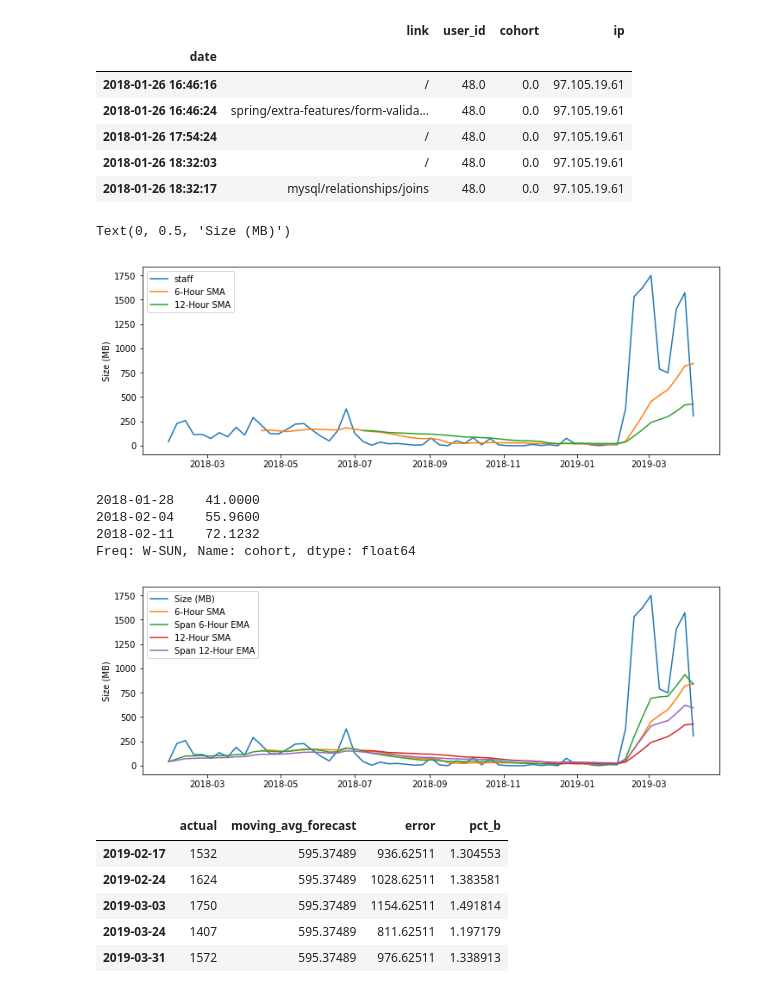
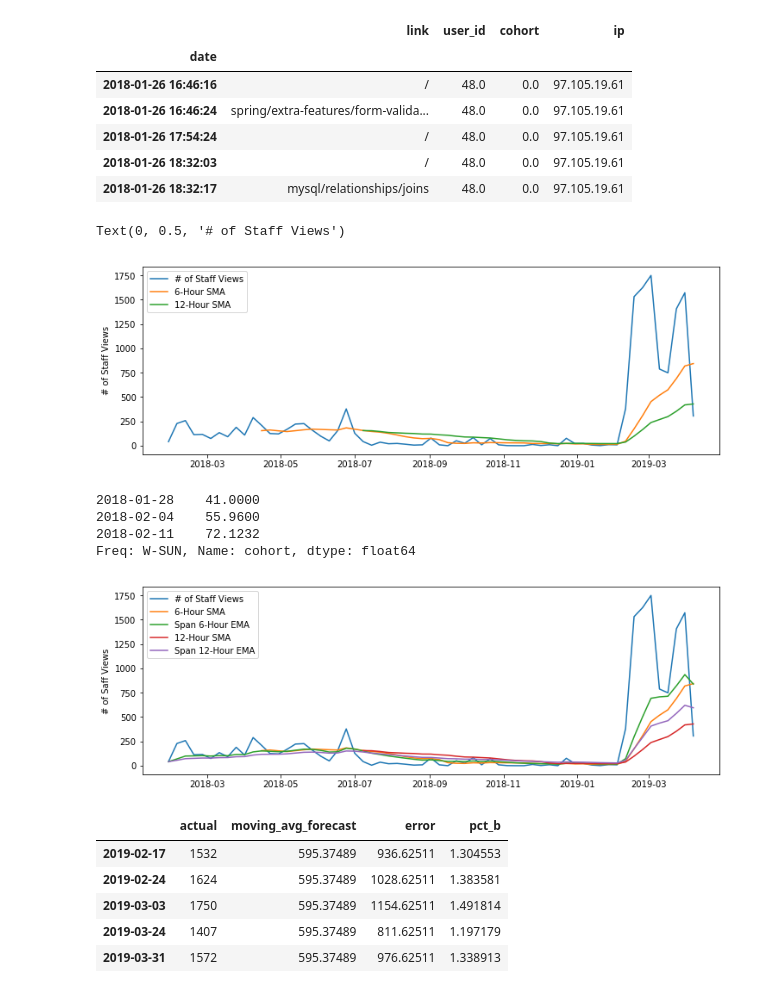
Before and after one commit to NicoleGarza/ds-methodologies-exercises, a Jupyter notebook: anomaly_detection.ipynb, the cells around one changed output. Cells and saved outputs as stored; diff of their text form; code cells hidden in the pictures.

```diff
--- a/anomaly_detection.ipynb
+++ b/anomaly_detection.ipynb
@@ -451,24 +451,24 @@ long_rolling = df_ts_cohort.rolling(window=24).mean()
 # %%
 fig, ax = plt.subplots(figsize=(12,4))
 
 ax.plot(df_ts_cohort.index,
         df_ts_cohort,
-        label='staff')
+        label='# of Staff Views')
 
 ax.plot(short_rolling.index,
         short_rolling,
         label = '6-Hour SMA')
 ax.plot(long_rolling.index,
         long_rolling,
         label = '12-Hour SMA')
 
 ax.legend(loc='best')
-ax.set_ylabel('Size (MB)')
+ax.set_ylabel('# of Staff Views')
 # ax.xaxis.(rotate=90)
 # ax.xaxis.set_major_formatter(my_datetime_fmt)
 # %% [output]
-Text(0, 0.5, 'Size (MB)')
+Text(0, 0.5, '# of Staff Views')
-[figure, old version]
+[figure, new version]
 # %%
 # Exponential Moving Average
 # %%
@@ -493,7 +493,7 @@ fig, ax = plt.subplots(figsize=(12,4))
 
 ax.plot(df_ts_cohort.index,
         df_ts_cohort,
-        label='Size (MB)')
+        label='# of Staff Views')
 
 ax.plot(short_rolling.index,
         short_rolling,
@@ -509,11 +509,11 @@ ax.plot(long_rolling.index,
         label = 'Span 12-Hour EMA')
 
 ax.legend(loc='best')
-ax.set_ylabel('Size (MB)')
+ax.set_ylabel('# of Saff Views')
 
 yhat = pd.DataFrame(dict(actual=df_ts_cohort))
 # %% [output]
-[figure, old version]
+[figure, new version]
 # %%
 span = 24
 ema_long = df_ts_cohort.ewm(span=span, adjust=False).mean()
```
Also changed, not shown: parts of 38 cells of this notebook.
